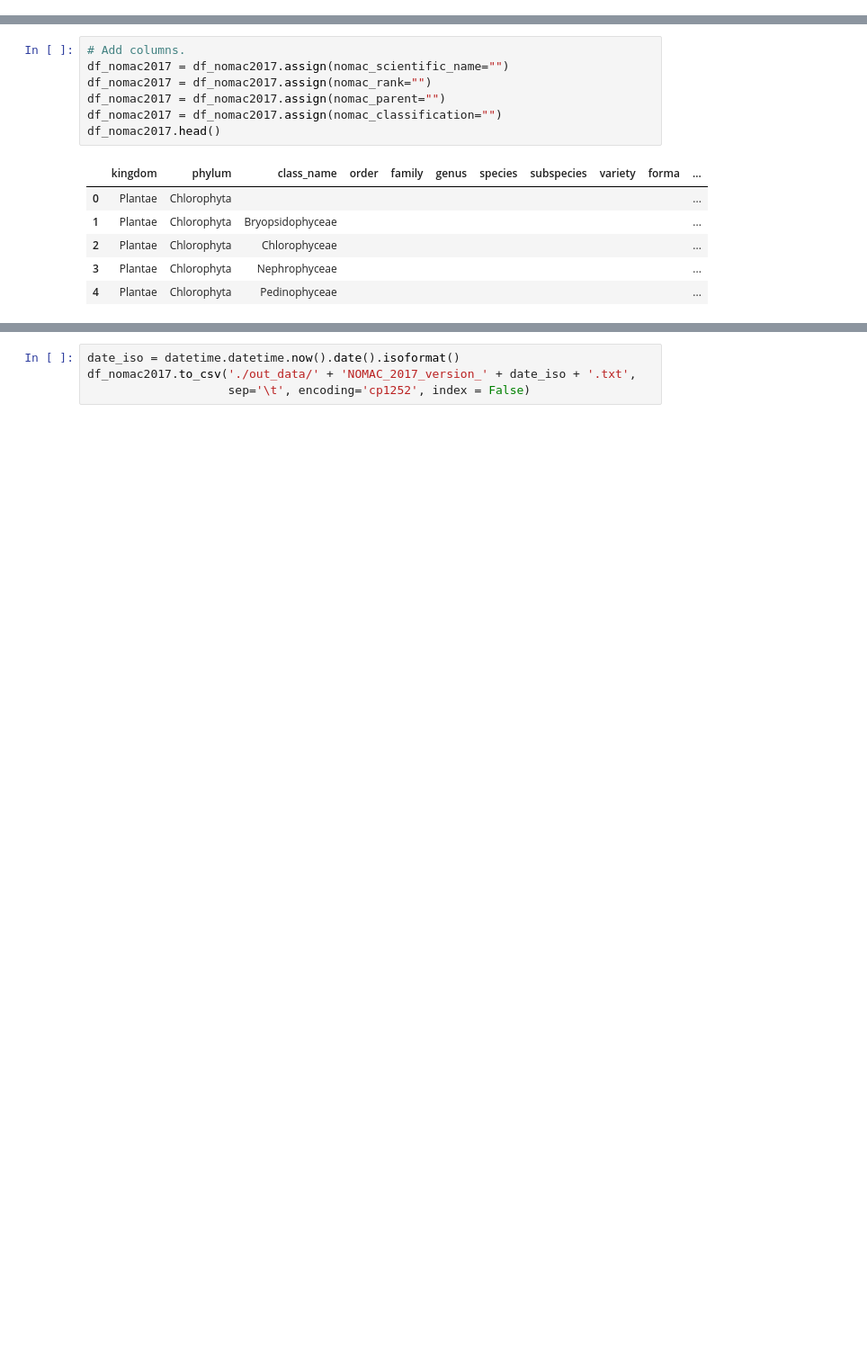
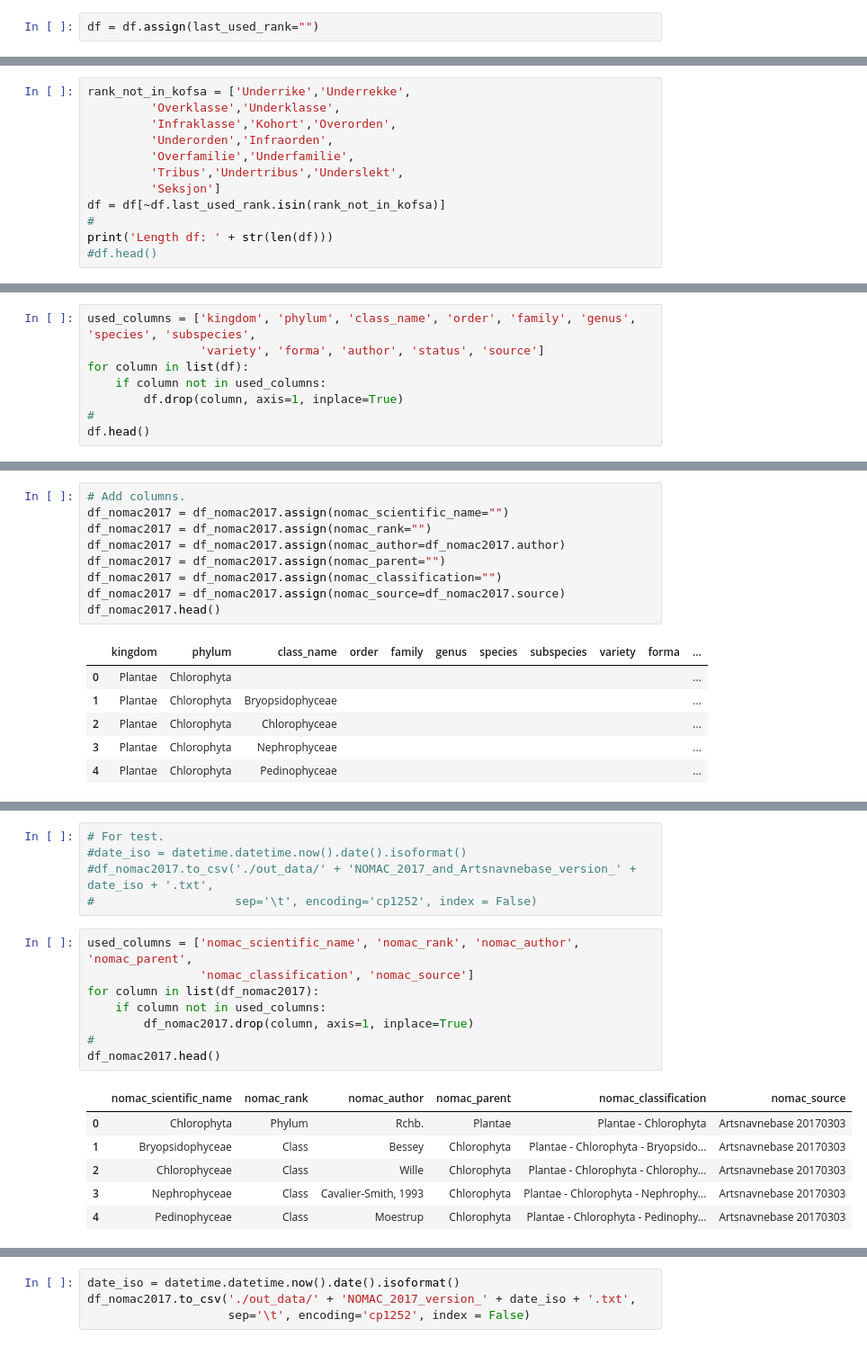
Before and after one commit to nordicmicroalgae/nordicmicroalgae-content, a Jupyter notebook: prepare_content/NOMAC_2017_species/NOMAC2017_prepare-1_species.ipynb, the cells around one changed output, grey strips where cells are left out. Shown: that part at 90% size. Saved outputs shown, nothing was run; the diff lists cells and outputs as text; blank space fills up the shorter version.

```diff
--- a/prepare_content/NOMAC_2017_species/NOMAC2017_prepare-1_species.ipynb
+++ b/prepare_content/NOMAC_2017_species/NOMAC2017_prepare-1_species.ipynb
@@ -53,0 +58,2 @@ df.to_csv('./out_data/' + 'all_species_from_artsnavnebase.txt',
+# %%
+df = df.assign(last_used_rank="")
@@ -53,0 +82,12 @@ df.to_csv('./out_data/' + 'all_species_from_artsnavnebase.txt',
+# %%
+rank_not_in_kofsa = ['Underrike','Underrekke',
+         'Overklasse','Underklasse',
+         'Infraklasse','Kohort','Overorden',
+         'Underorden','Infraorden',
+         'Overfamilie','Underfamilie',
+         'Tribus','Undertribus','Underslekt',
+         'Seksjon']
+df = df[~df.last_used_rank.isin(rank_not_in_kofsa)]
+#
+print('Length df: ' + str(len(df)))
+#df.head()
@@ -53,0 +98,8 @@ df.to_csv('./out_data/' + 'all_species_from_artsnavnebase.txt',
+# %%
+used_columns = ['kingdom', 'phylum', 'class_name', 'order', 'family', 'genus', 'species', 'subspecies',
+                'variety', 'forma', 'author', 'status', 'source']
+for column in list(df):
+    if column not in used_columns:
+        df.drop(column, axis=1, inplace=True)
+#
+df.head()
@@ -167,8 +227,10 @@ Length df_nomac2017 after genus removed : 7762
 # Add columns.
 df_nomac2017 = df_nomac2017.assign(nomac_scientific_name="")
 df_nomac2017 = df_nomac2017.assign(nomac_rank="")
+df_nomac2017 = df_nomac2017.assign(nomac_author=df_nomac2017.author)
 df_nomac2017 = df_nomac2017.assign(nomac_parent="")
 df_nomac2017 = df_nomac2017.assign(nomac_classification="")
+df_nomac2017 = df_nomac2017.assign(nomac_source=df_nomac2017.source)
 df_nomac2017.head()
 # %% [output]
 |  | kingdom | phylum | class_name | order | family | genus | species | subspecies | variety | forma | ... |
@@ -277,0 +332,20 @@ Length df_nomac2017: 7762
+# %%
+# For test.
+#date_iso = datetime.datetime.now().date().isoformat()
+#df_nomac2017.to_csv('./out_data/' + 'NOMAC_2017_and_Artsnavnebase_version_' + date_iso + '.txt',
+#                    sep='\t', encoding='cp1252', index = False)
+# %%
+used_columns = ['nomac_scientific_name', 'nomac_rank', 'nomac_author', 'nomac_parent',
+                'nomac_classification', 'nomac_source']
+for column in list(df_nomac2017):
+    if column not in used_columns:
+        df_nomac2017.drop(column, axis=1, inplace=True)
+#
+df_nomac2017.head()
+# %% [output]
+|  | nomac_scientific_name | nomac_rank | nomac_author | nomac_parent | nomac_classification | nomac_source |
+| 0 | Chlorophyta | Phylum | Rchb. | Plantae | Plantae - Chlorophyta | Artsnavnebase 20170303 |
+| 1 | Bryopsidophyceae | Class | Bessey | Chlorophyta | Plantae - Chlorophyta - Bryopsido... | Artsnavnebase 20170303 |
+| 2 | Chlorophyceae | Class | Wille | Chlorophyta | Plantae - Chlorophyta - Chlorophy... | Artsnavnebase 20170303 |
+| 3 | Nephrophyceae | Class | Cavalier-Smith, 1993 | Chlorophyta | Plantae - Chlorophyta - Nephrophy... | Artsnavnebase 20170303 |
+| 4 | Pedinophyceae | Class | Moestrup | Chlorophyta | Plantae - Chlorophyta - Pedinophy... | Artsnavnebase 20170303 |
```
Also changed, not shown: parts of 18 cells of this notebook, 11 other files.
